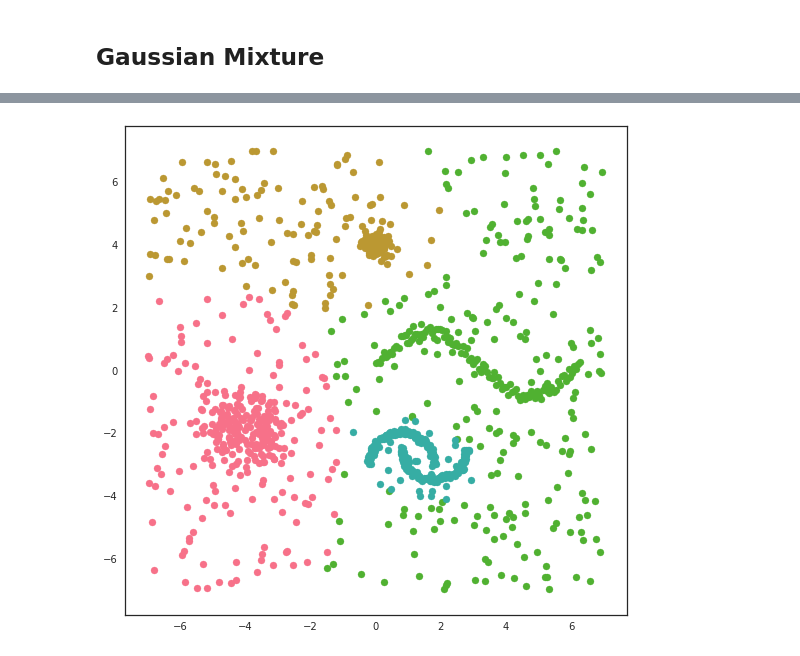
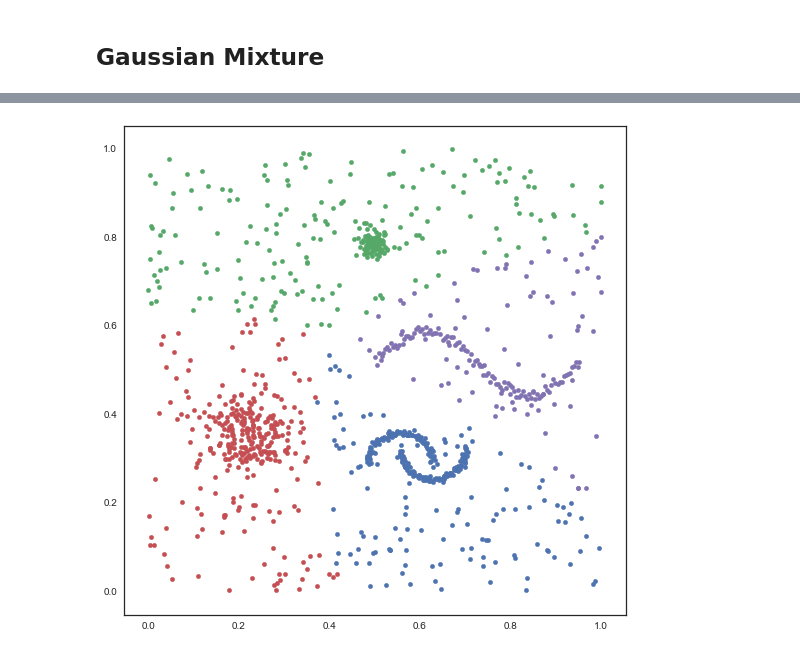
Before and after one commit to BielStela/Curs_UB, a Jupyter notebook: dia_4/Cluster_comparisson.ipynb, the cells around one changed output, grey strips where cells are left out. Cells and saved outputs as stored; diff of their text form; code cells hidden in the pictures.

```diff
--- a/dia_4/Cluster_comparisson.ipynb
+++ b/dia_4/Cluster_comparisson.ipynb
@@ -43,3 +73,0 @@ labels_kmeans = kmeans.fit_predict(C)
-# %%
-for c in np.unique(labels_kmeans):
-    plt.scatter(C[labels_kmeans==c,0], C[labels_kmeans==c,1], s=15, alpha=0.7)
@@ -56,8 +116,0 @@ N clusters found: 4
-# %%
-plt.figure()
-sns.set_palette('husl', n_colors=5)
-labels_db_unique = np.unique(labels_dbscan)
-for c in labels_db_unique[labels_db_unique != -1]:
-    plt.scatter(C[labels_dbscan==c,0], C[labels_dbscan==c,1], s=30)
-plt.scatter(C[labels_dbscan==-1,0], C[labels_dbscan==-1,1], s=15, c='k', alpha=0.2)
-plt.show()
@@ -71,9 +127,0 @@ labels = hdb.fit_predict(C)
-# %%
-plt.figure()
-sns.set_palette('husl')
-labels_hdb_unique = np.unique(labels)
-plt.figure()
-for c in labels_hdb_unique[labels_hdb_unique != -1]:
-    plt.scatter(C[labels==c,0], C[labels==c,1], s=30)
-plt.scatter(C[labels==-1,0], C[labels==-1,1], s=15, c='k', alpha=0.2)
-plt.show()
@@ -87,7 +156,7 @@ from sklearn.mixture import GaussianMixture
 # %%
 gauss_mix = GaussianMixture(n_components=4)
 # %%
-labels_gaus = gauss_mix.fit(C).predict(C)
+labels_gaus = gauss_mix.fit(data).predict(data)
 # %%
 np.unique(labels_gaus)
 # %% [output]
@@ -95,8 +164,8 @@ array([0, 1, 2, 3])
 # %%
 plt.figure()
 
 for c in np.unique(labels_gaus):
-    plt.scatter(C[labels_gaus==c,0], C[labels_gaus==c,1])
+    plt.scatter(data[labels_gaus==c,0], data[labels_gaus==c,1], s=20)
 plt.show()
 # %% [output]
-[figure, old version]
+[figure, new version]
```
Also changed, not shown: parts of 36 cells of this notebook, 1 other file.
